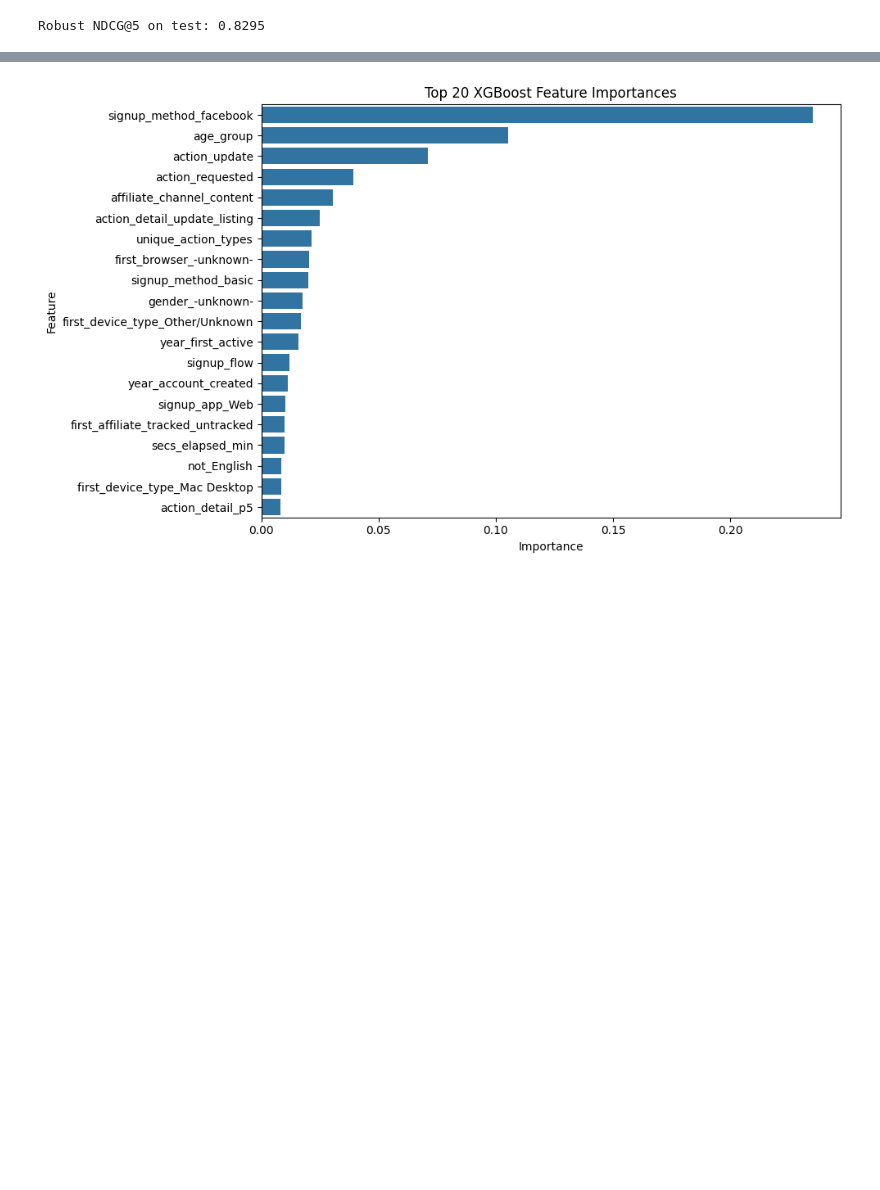
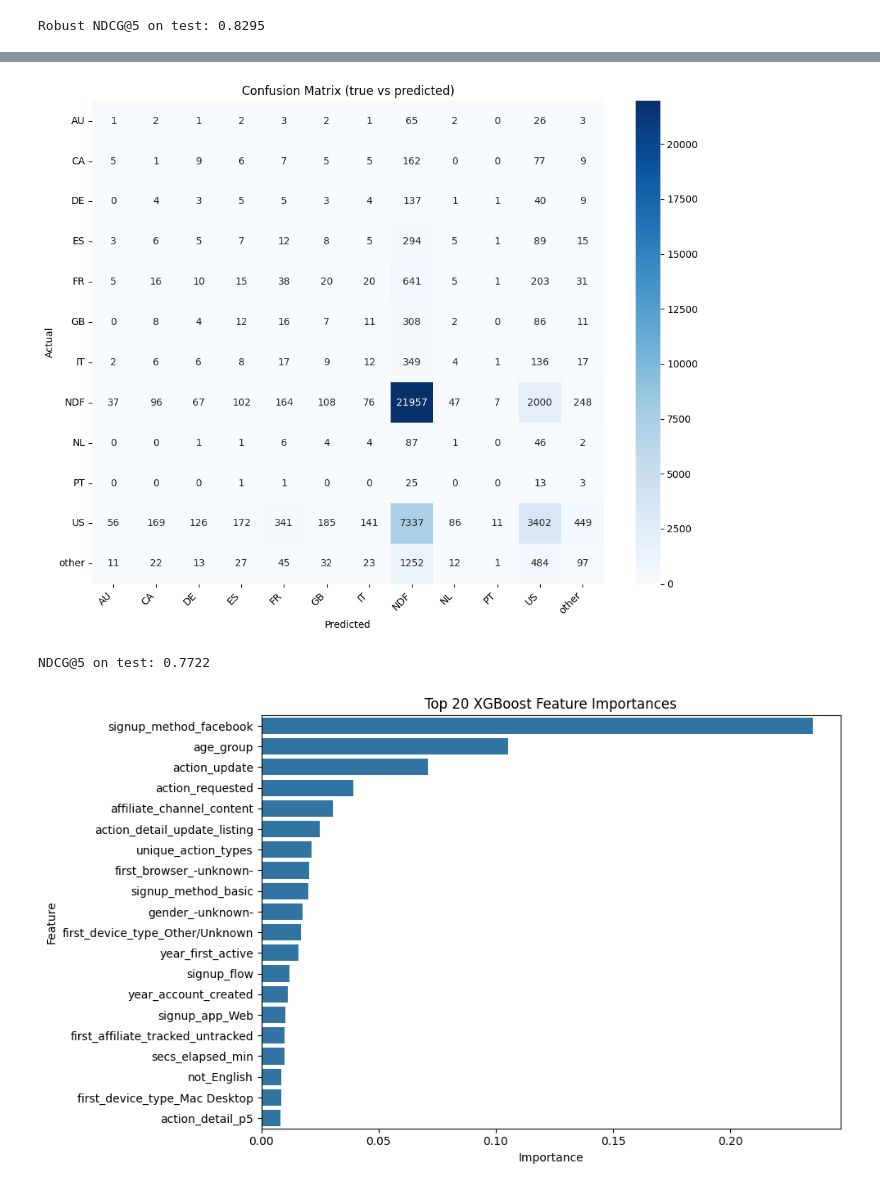
Before and after one commit to Rezacs/Airbnb, a Jupyter notebook: merged/Airbnb New User Bookings_2.ipynb, the cells around one changed output, grey strips where cells are left out. Cells and saved outputs as stored; diff of their text form; code cells hidden in the pictures; blank space fills up the shorter version.

```diff
--- a/merged/Airbnb New User Bookings_2.ipynb
+++ b/merged/Airbnb New User Bookings_2.ipynb
@@ -1975,3 +1975,18 @@ Classification report (per-class):
 weighted avg     0.5578    0.6453    0.5973     42691
 [figure]
 Robust NDCG@5 on test: 0.8295
+# %%
+import numpy as np
+from sklearn.model_selection import train_test_split
+
+# We assume you already have X (features), y (integer labels), and `le` (LabelEncoder) ready.
+# Split (stratified) once; we will train both stages on these splits.
+X_train, X_test, y_train, y_test = train_test_split(
+    X, y, test_size=0.2, stratify=y, random_state=42
+)
+
+# Identify the integer code for 'NDF'
+try:
+    ndf_code = np.where(le.classes_ == 'NDF')[0][0]
+except Exception:
+    raise ValueError("Couldn't find 'NDF' in label encoder classes. Check le.classes_.")
@@ -1977,0 +2098,58 @@ Robust NDCG@5 on test: 0.8295
+# %%
+import numpy as np
+import pandas as pd
+from sklearn.metrics import classification_report, confusion_matrix
+import matplotlib.pyplot as plt
+import seaborn as sns
+
+# 1) Probabilities
+pB = p_booked(X_test).reshape(-1, 1)               # P(Booked)
+proba_cond = proba_countries_booked(X_test)        # P(class | Booked)-ish over all classes
+
+# 2) Combine:
+# P(NDF) = 1 - P(Booked)
+# P(class != NDF) = P(Booked) * P(class | Booked)
+proba_final = pB * proba_cond
+proba_final[:, ndf_code] = 1.0 - pB[:, 0]          # overwrite NDF column
+
+# 3) Predictions
+y_pred = proba_final.argmax(axis=1)
+
+# 4) Human-readable report
+def decode_labels(arr):
+    return le.inverse_transform(arr.astype(int))
+
+y_test_names = decode_labels(y_test)
+y_pred_names = decode_labels(y_pred)
+
+print("Classification report (per-class):\n")
+print(classification_report(y_test_names, y_pred_names, digits=4))
+
+# 5) Confusion matrix
+labels_order = list(le.classes_)
+cm = confusion_matrix(y_test_names, y_pred_names, labels=labels_order)
+plt.figure(figsize=(10,8))
+sns.heatmap(cm, annot=True, fmt='d', cmap='Blues',
+            xticklabels=labels_order, yticklabels=labels_order)
+plt.title("Confusion Matrix (true vs predicted)")
+plt.xlabel("Predicted")
+plt.ylabel("Actual")
+plt.xticks(rotation=45, ha='right')
+plt.yticks(rotation=0)
+plt.tight_layout()
+plt.show()
+
+# 6) NDCG@5
+def ndcg_at_k(y_true_int, proba, k=5):
+    k = min(k, proba.shape[1])
+    topk_idx_unsorted = np.argpartition(-proba, kth=k-1, axis=1)[:, :k]
+    topk_scores = np.take_along_axis(proba, topk_idx_unsorted, axis=1)
+    order = np.argsort(topk_scores, axis=1)[:, ::-1]
+    topk_idx = np.take_along_axis(topk_idx_unsorted, order, axis=1)
+    hits = (topk_idx == y_true_int[:, None]).astype(float)
+    discounts = 1.0 / np.log2(np.arange(2, k+2))
+    return float((hits * discounts).sum(axis=1).mean())
+
+ndcg5 = ndcg_at_k(y_test, proba_final, k=5)
+print(f"\nNDCG@5 on test: {ndcg5:.4f}")
+# %% [output]
@@ -1978,3 +2176,5 @@ Robust NDCG@5 on test: 0.8295
+[figure, added]
+NDCG@5 on test: 0.7722
 # %%
 # Cell F — Feature importances and optional SHAP explanation (may be slow for large data)
 import numpy as np
```
Also changed, not shown: parts of 3 cells of this notebook.
